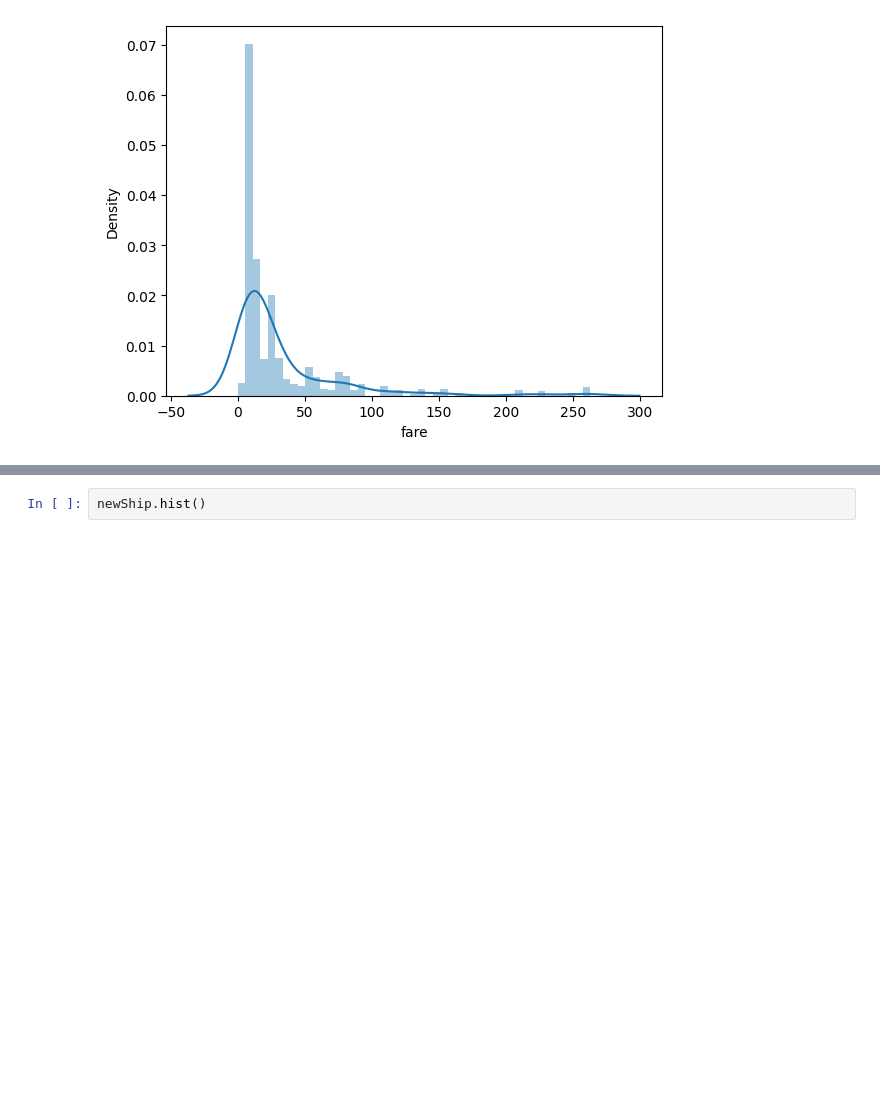
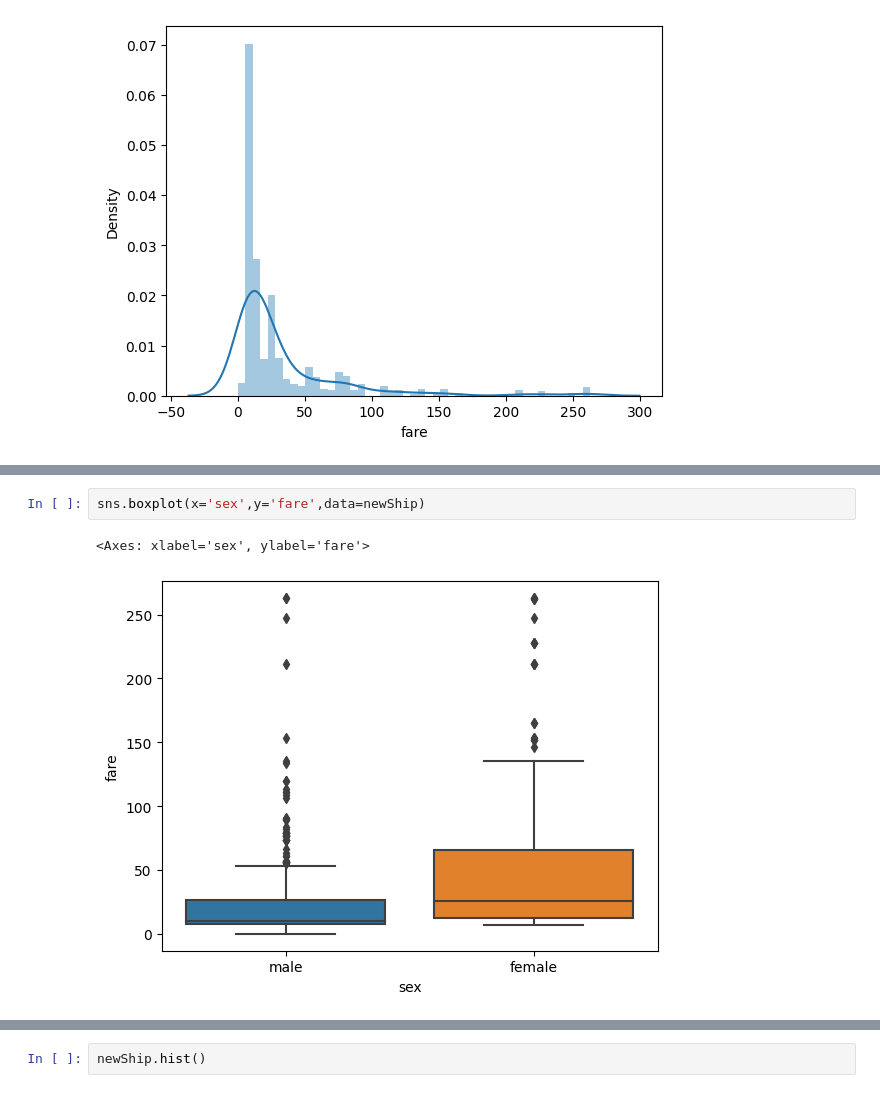
Before and after one commit to M-Aaqib-Arshad/Data-Science, a Jupyter notebook: EDA.ipynb, the cells around one changed output, grey strips where cells are left out. Drawn from its saved outputs; the diff is of its cells as text; blank space fills up the shorter version.

```diff
--- a/EDA.ipynb
+++ b/EDA.ipynb
@@ -263,0 +296,5 @@ https://gist.github.com/mwaskom/de44147ed2974457ad6372750bbe5751
+# %%
+sns.boxplot(x='sex',y='fare',data=newShip)
+# %% [output]
+<Axes: xlabel='sex', ylabel='fare'>
+[figure, added]
```
Also changed, not shown: parts of 21 cells of this notebook.
